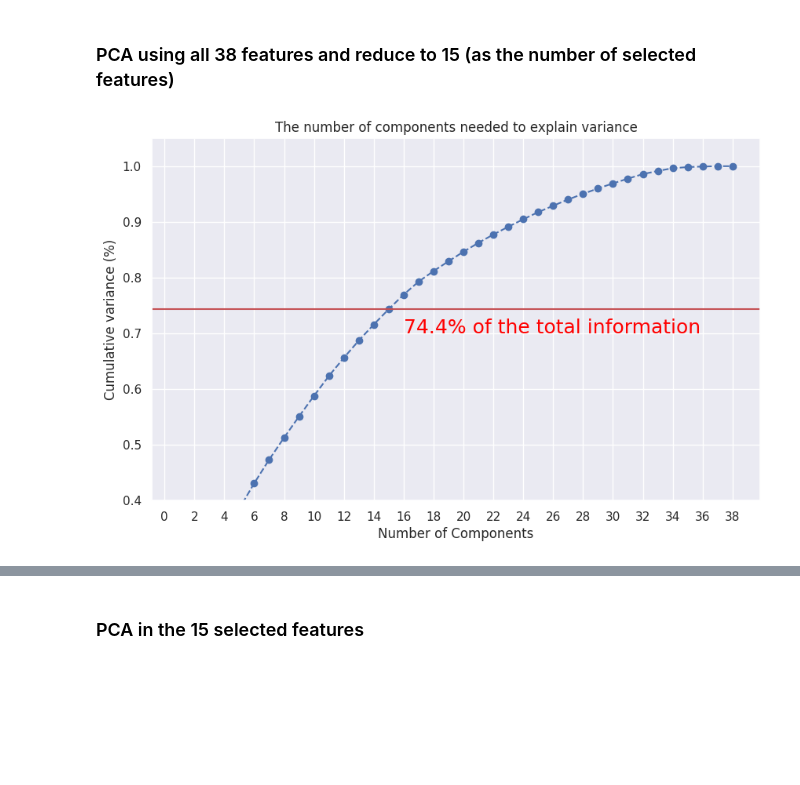
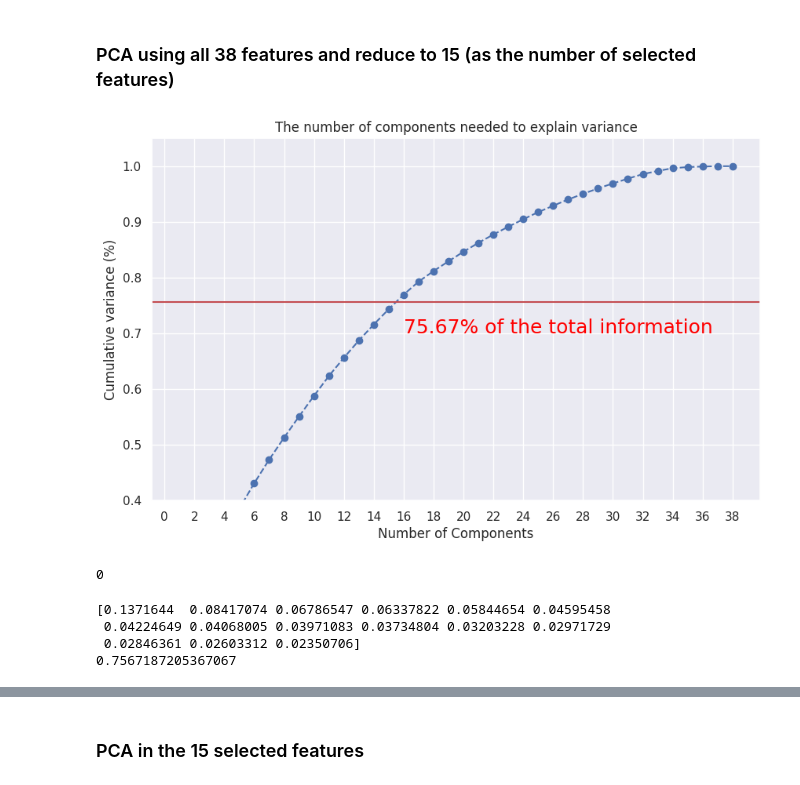
Before and after one commit to LazarosPan/Heart-Disease, a Jupyter notebook: Code/dimensionality_reduction.ipynb, the cells around one changed output, grey strips where cells are left out. Cells and saved outputs as stored; diff of their text form; code cells hidden in the pictures; blank space fills up the shorter version.

Commit message:
added comments & pca graphs

```diff
--- a/Code/dimensionality_reduction.ipynb
+++ b/Code/dimensionality_reduction.ipynb
@@ -123,30 +123,45 @@ def plot_variance(pca, width=13, dpi=100):
 # %%
 # pca with threshold
 pca = PCA().fit(X_mapped_scaled)
 
 # % matplotlib inline
 sns.set(font_scale = 1)
 plt.rcParams["figure.figsize"] = (10,6)
 
 fig, ax = plt.subplots()
 xi = np.arange(1, 39, step=1)
 y_pca= np.cumsum(pca.explained_variance_ratio_)
 
 plt.ylim(0.4,1.05)
 plt.plot(xi, y_pca, marker='o', linestyle='--', color='b')
 
 plt.xlabel('Number of Components')
 plt.xticks(np.arange(0, 39, step=2)) #change from 0-based array index to 1-based human-readable label
 plt.ylabel('Cumulative variance (%)')
 plt.title('The number of components needed to explain variance')
 
-plt.axhline(y=0.744, color='r', linestyle='-')
-plt.text(16, 0.7, '74.4% of the total information', color = 'red', fontsize=18)
+plt.axhline(y=0.7567187205367067, color='r', linestyle='-')
+plt.text(16, 0.7, '75.67% of the total information', color = 'red', fontsize=18)
 
 ax.grid(axis='both')
 plt.grid()
 plt.show()
 
 # https://www.mikulskibartosz.name/pca-how-to-choose-the-number-of-components/
 # %% [output]
-[figure, old version]
+[figure, new version]
+# %%
+X_mapped.isnull().sum().sum()
+# %% [output]
+0
+# %%
+pca_15, X_pca_15, loadings_15 = apply_pca(X_mapped,15)
+#loadings_10 #  loadings are the covariances/correlations between the original variables and the unit-scaled components
+
+print(pca_15.explained_variance_ratio_)
+print(pca_15.explained_variance_ratio_.sum())
+# %% [output]
+[0.1371644  0.08417074 0.06786547 0.06337822 0.05844654 0.04595458
+ 0.04224649 0.04068005 0.03971083 0.03734804 0.03203228 0.02971729
+ 0.02846361 0.02603312 0.02350706]
+0.7567187205367067
```
Also changed, not shown: parts of 4 cells of this notebook, 2 other files.
